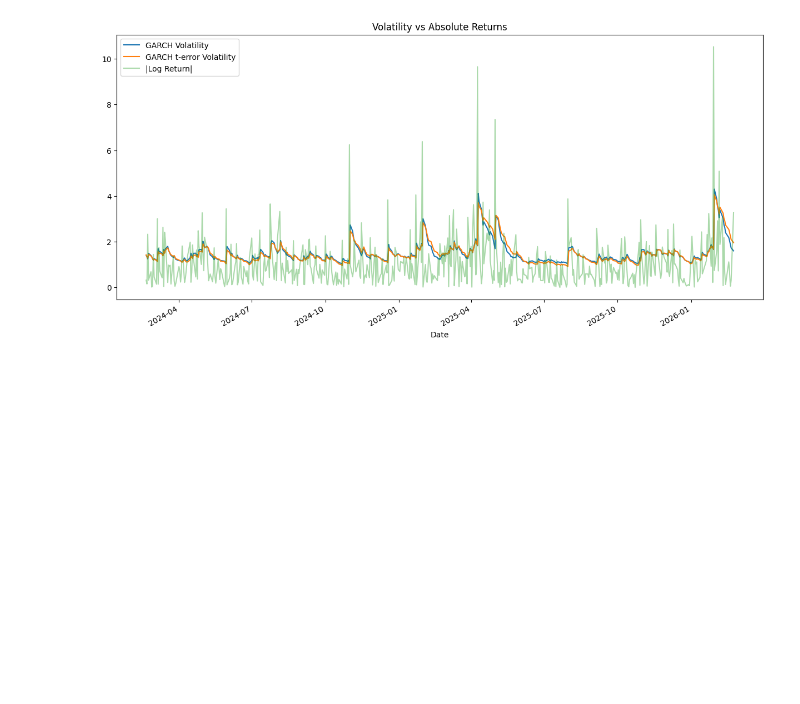
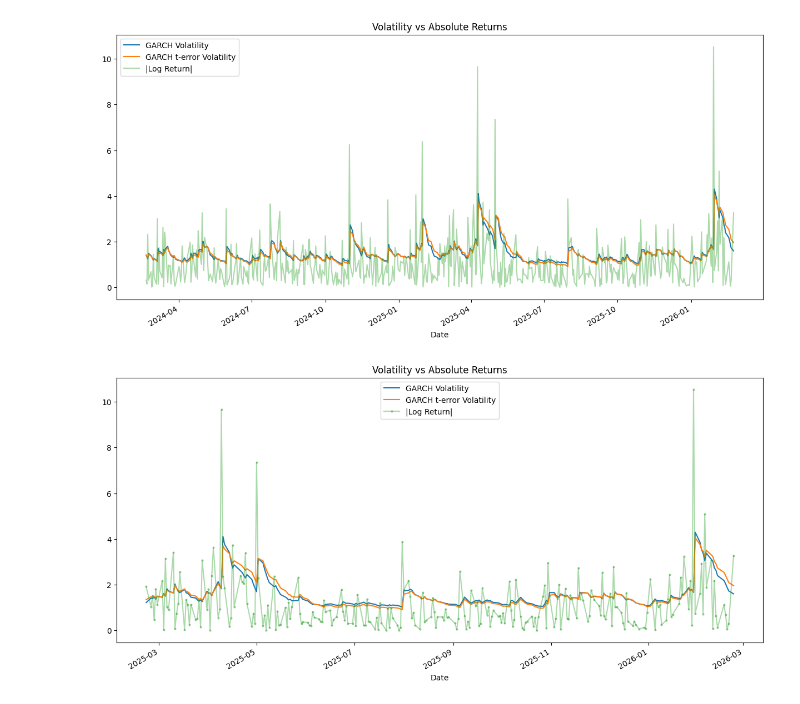
Before and after one commit to shashankgarewal/Time-Series-Analysis-Forecasting, a Jupyter notebook: notebooks/03_baseline_model.ipynb, the cells around one changed output. Saved outputs shown, nothing was run; the diff lists cells and outputs as text; code cells hidden in the pictures; blank space fills up the shorter version.

Commit message:
Add regime shift plot

```diff
--- a/notebooks/03_baseline_model.ipynb
+++ b/notebooks/03_baseline_model.ipynb
@@ -261,3 +263,15 @@ plt.legend()
 plt.show()
 # %% [output]
 [figure]
+# %%
+plt.figure(figsize=(15,7))
+
+rolling_pred_g.iloc[-252:].plot(label="GARCH Volatility")
+rolling_pred_garch_t.iloc[-252:].plot(label="GARCH t-error Volatility")
+r_pct[-duration:].abs().iloc[-252:].plot(alpha=0.4, label="|Log Return|", marker='o', markersize=2)
+
+plt.title("Volatility vs Absolute Returns")
+plt.legend()
+plt.show()
+# %% [output]
+[figure, added]
```
Also changed, not shown: parts of 10 cells of this notebook.
